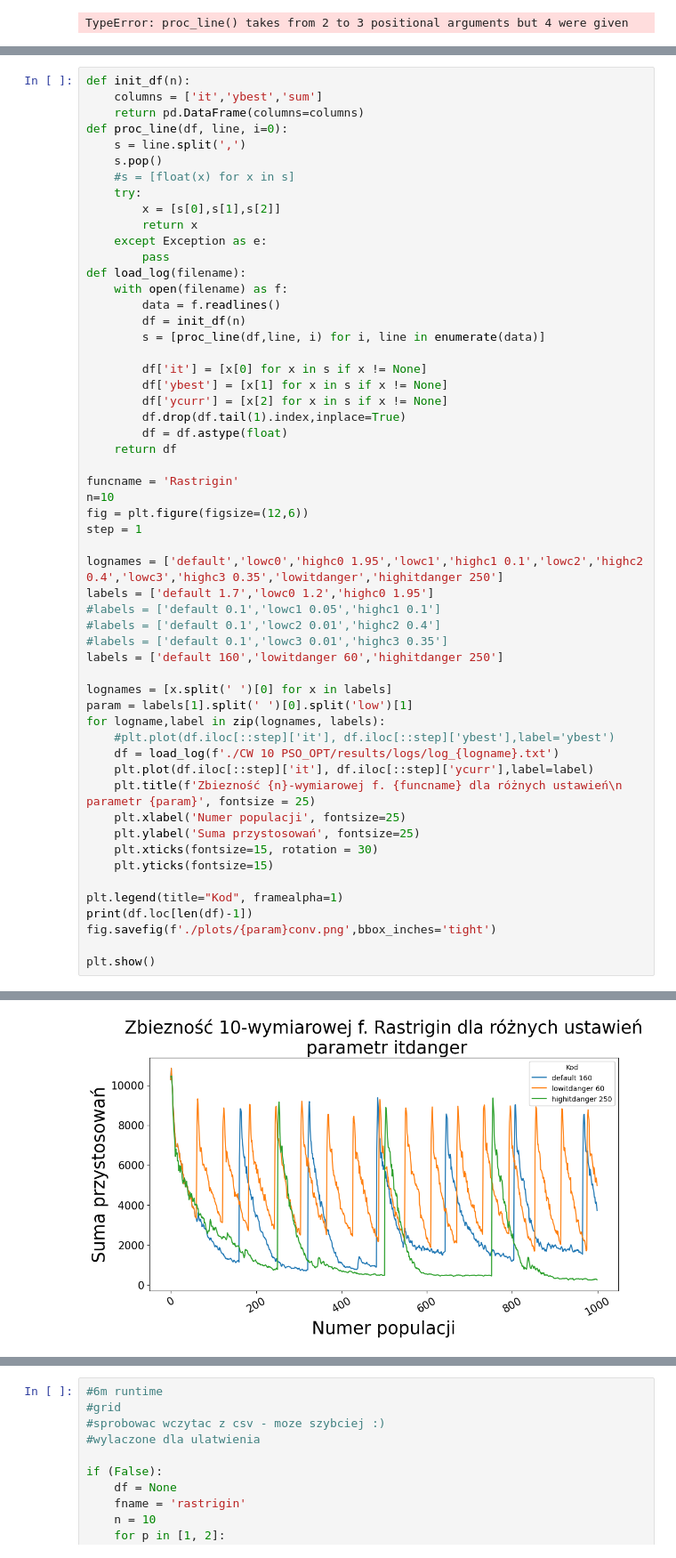
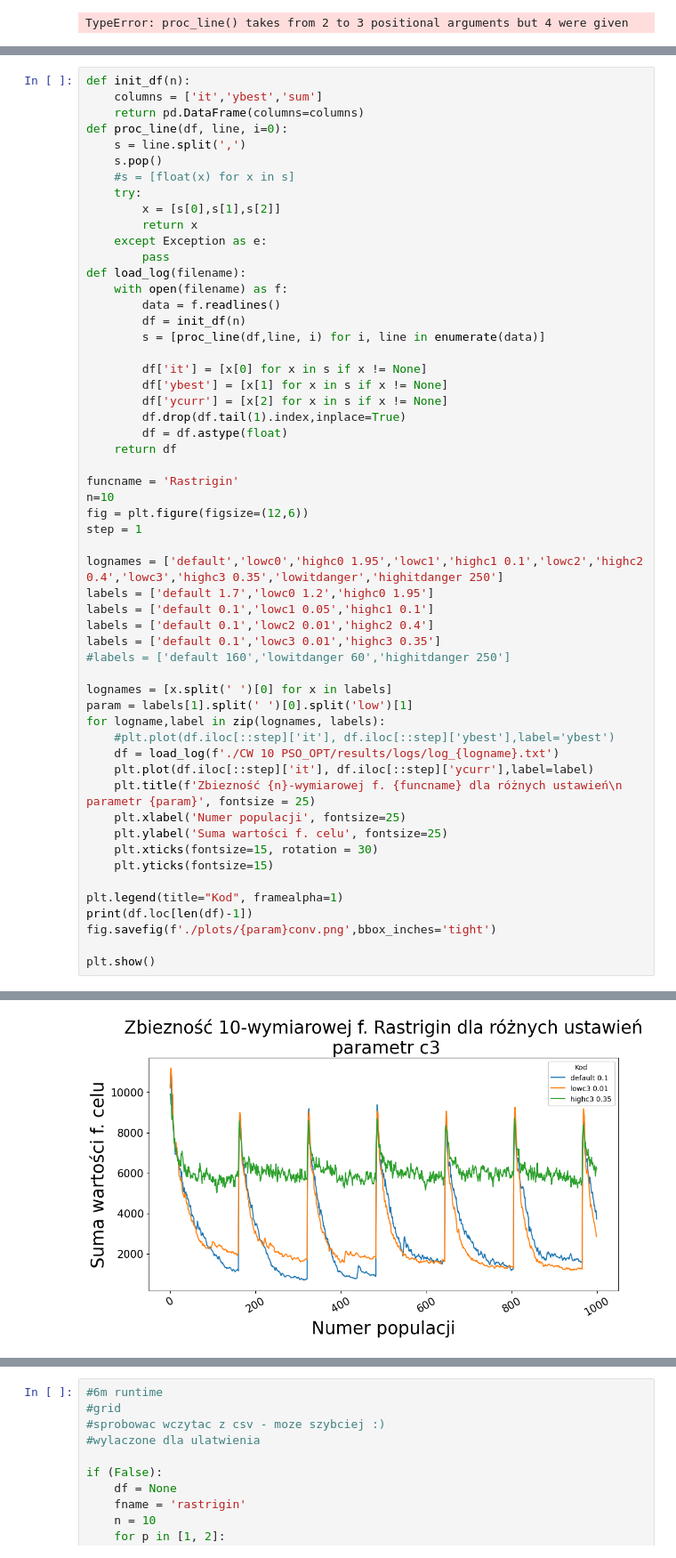
Before and after one commit to isso1550/MSWIO_24Z, a Jupyter notebook: cw10/analiza.ipynb, the cells around one changed output, grey strips where cells are left out. Shown at 89% size. Saved outputs shown, nothing was run; the diff lists cells and outputs as text.

```diff
--- a/cw10/analiza.ipynb
+++ b/cw10/analiza.ipynb
@@ -199,10 +199,10 @@ step = 1
 
 lognames = ['default','lowc0','highc0 1.95','lowc1','highc1 0.1','lowc2','highc2 0.4','lowc3','highc3 0.35','lowitdanger','highitdanger 250']
 labels = ['default 1.7','lowc0 1.2','highc0 1.95']
-#labels = ['default 0.1','lowc1 0.05','highc1 0.1']
-#labels = ['default 0.1','lowc2 0.01','highc2 0.4']
-#labels = ['default 0.1','lowc3 0.01','highc3 0.35']
-labels = ['default 160','lowitdanger 60','highitdanger 250']
+labels = ['default 0.1','lowc1 0.05','highc1 0.1']
+labels = ['default 0.1','lowc2 0.01','highc2 0.4']
+labels = ['default 0.1','lowc3 0.01','highc3 0.35']
+#labels = ['default 160','lowitdanger 60','highitdanger 250']
 
 lognames = [x.split(' ')[0] for x in labels]
 param = labels[1].split(' ')[0].split('low')[1]
@@ -212,7 +212,7 @@ for logname,label in zip(lognames, labels):
     plt.plot(df.iloc[::step]['it'], df.iloc[::step]['ycurr'],label=label)
     plt.title(f'Zbiezność {n}-wymiarowej f. {funcname} dla różnych ustawień\n parametr {param}', fontsize = 25)
     plt.xlabel('Numer populacji', fontsize=25)
-    plt.ylabel('Suma przystosowań', fontsize=25)
+    plt.ylabel('Suma wartości f. celu', fontsize=25)
     plt.xticks(fontsize=15, rotation = 30)
     plt.yticks(fontsize=15)
 
@@ -229,5 +229,5 @@ ycurr    268.899000
 Name: 999, dtype: float64
-[figure, old version]
+[figure, new version]
 # %%
 fig = plt.figure(figsize=(12,6))
 step = 1
```
Also changed, not shown: parts of 2 cells of this notebook, 21 other files.
